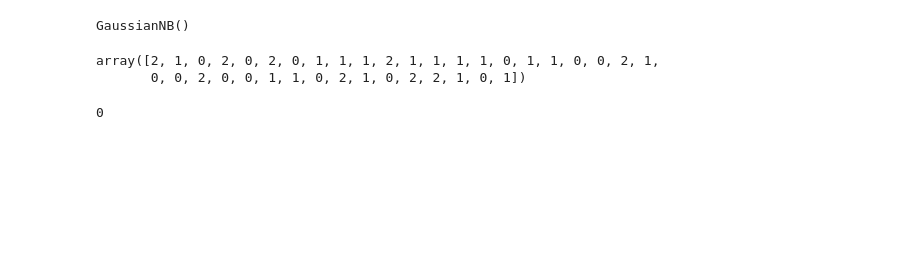
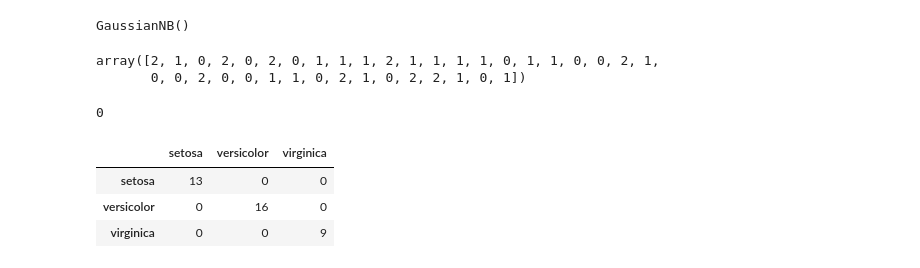
Before and after one commit to herculesvanso/iris-bayes-classifier, a Jupyter notebook: main.ipynb, the cells around one changed output. Drawn from its saved outputs; the diff is of its cells as text; code cells hidden in the pictures; blank space fills up the shorter version.

```diff
--- a/main.ipynb
+++ b/main.ipynb
@@ -87,0 +102,10 @@ from sklearn.metrics import
+# %%
+conf_matrix = confusion_matrix(Y_pred, Y_test)
+target_names = load_iris(as_frame=True)['target_names']
+df_conf_matrix = pd.DataFrame(data=conf_matrix, index=target_names, columns=target_names)
+df_conf_matrix
+# %% [output]
+|  | setosa | versicolor | virginica |
+| setosa | 13 | 0 | 0 |
+| versicolor | 0 | 16 | 0 |
+| virginica | 0 | 0 | 9 |
```
Also changed, not shown: parts of 18 cells of this notebook.
